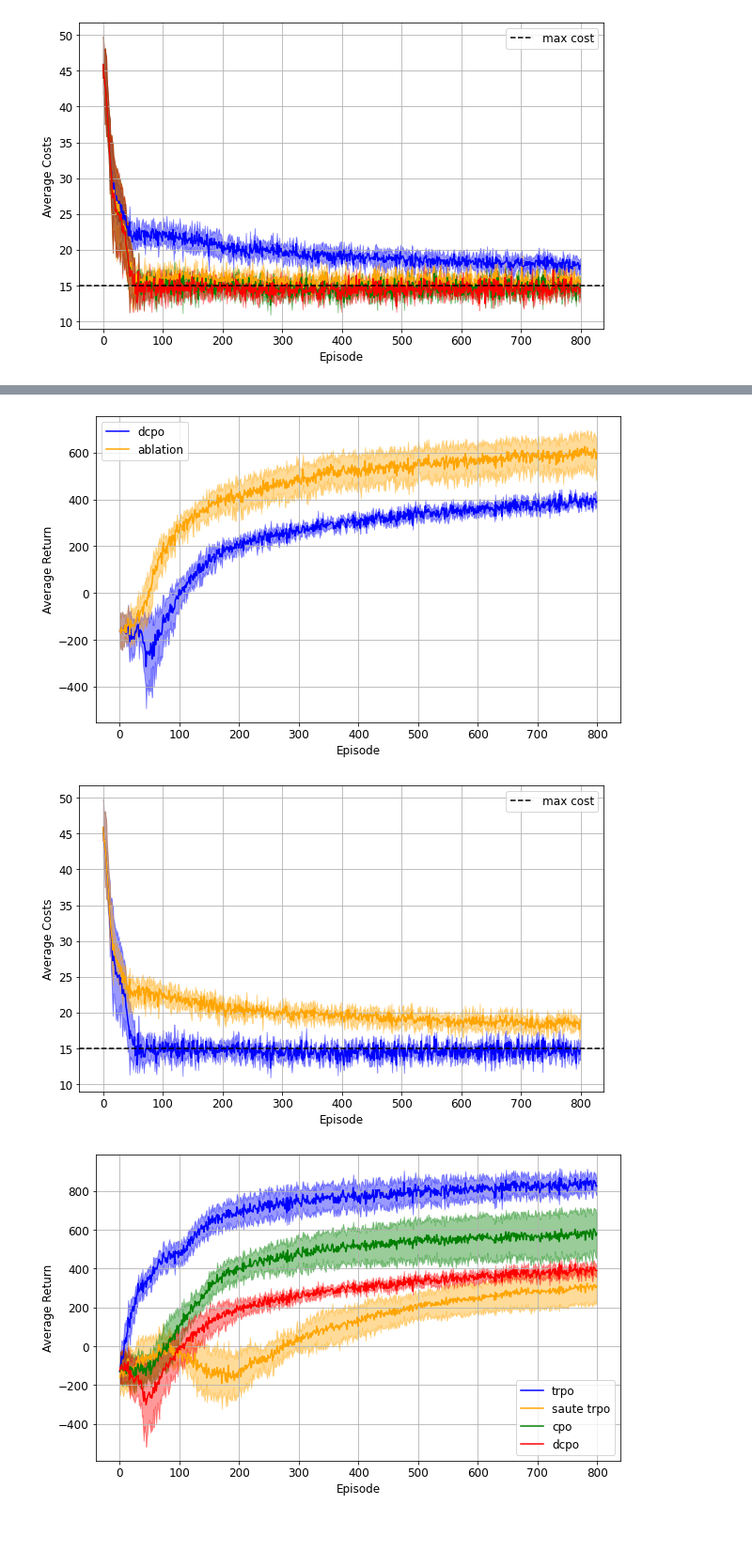
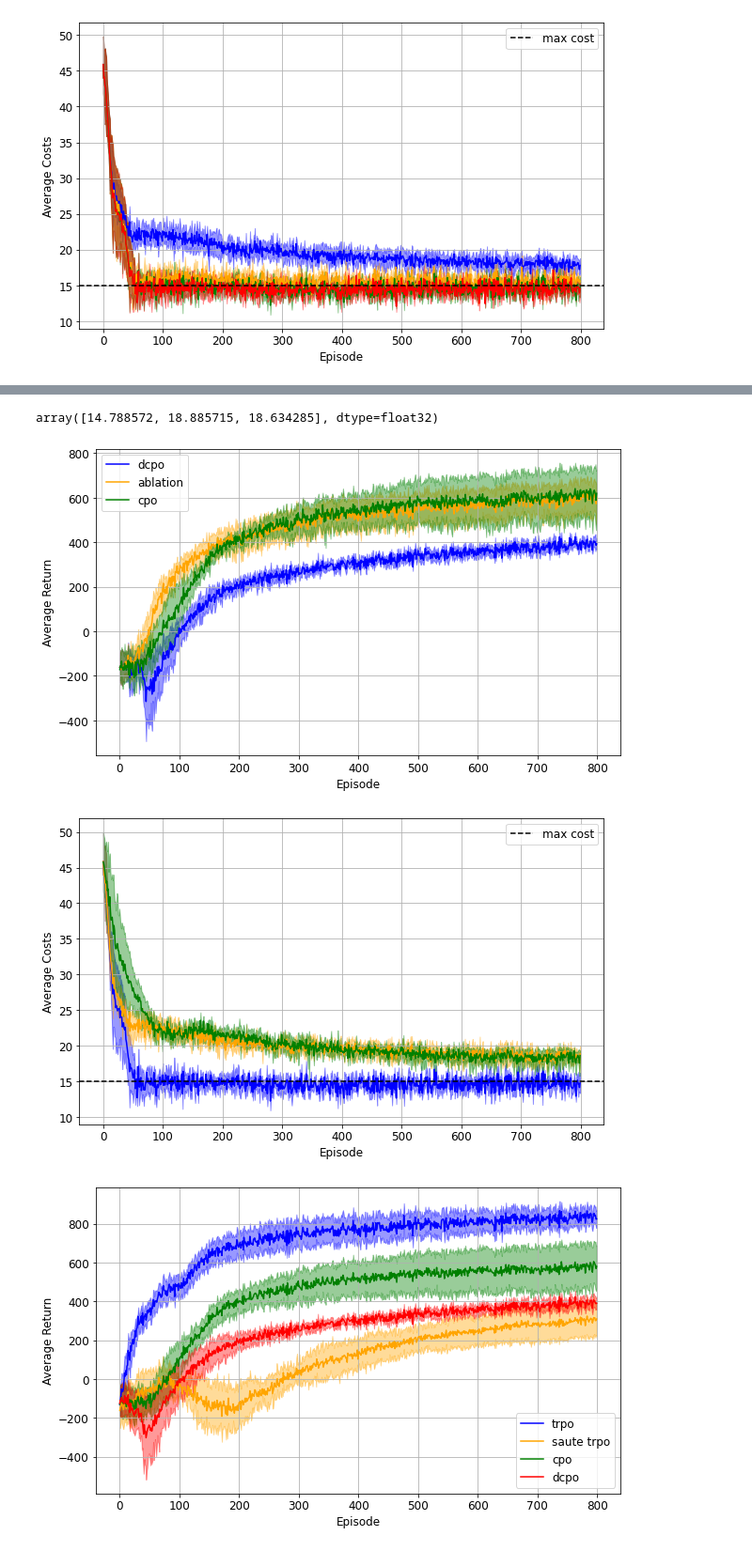
Before and after one commit to jaimesabalimperial/jaisalab, a Jupyter notebook: experiments.ipynb, the cells around one changed output, grey strips where cells are left out. Shown at 94% size. Cells and saved outputs as stored; diff of their text form; code cells hidden in the pictures.

```diff
--- a/experiments.ipynb
+++ b/experiments.ipynb
@@ -44,0 +76,27 @@ plotter.plot_costs(cost_lim=15, use_legend=False, figsize=(10,6), fontsize=12)
+# %%
+eps = 0.15
+
+beta_vals = [0.1, 10, 100, 1000]
+colors = ['r', 'g', 'b', 'orange']
+plt.figure(figsize=(10,8))
+plt.grid()
+for i, beta in enumerate(beta_vals):
+    def k(p, eps=eps, beta=beta):
+        if beta * p < -eps :
+            return -eps
+        else:
+            return beta * p
+
+    p = np.linspace(-1, 1, 200)
+    k_array = list(map(k, p))
+    constraint = np.linspace(-15, +15, 200)
+    reshaped_constraint = constraint * (np.ones(len(k_array)) + k_array)
+    plt.plot(constraint, reshaped_constraint, color=colors[i], label=r'$\beta = {:.1f}$'.format(beta));
+
+plt.xlabel(r'$J_C(\pi_k) - d$', fontsize=15)
+plt.ylabel(r'$\tilde{J}_C(\pi_k) - \tilde{d}$', fontsize=15)
+plt.axvline(x=0, linestyle='dashed', color='black', label='constraint')
+plt.legend(loc='best')
+plt.ylim(-1, 1)
+plt.xlim(-1,1)
+plt.savefig('plots/beta_effect.png');
@@ -45,16 +105,17 @@ plotter.plot_costs(cost_lim=15, use_legend=False, figsize=(10,6), fontsize=12)
 # %%
 #ablation
-ablation_fdirs = ['dcpo_beta100.0_backlog', 'dcpo_ablation_backlog']
-ablation_labels = ['dcpo', 'ablation']
+ablation_fdirs = ['dcpo_beta100.0_backlog', 'dcpo_ablation_backlog', 'cpo_backlog']
+ablation_labels = ['dcpo', 'ablation', 'cpo']
 ablation_dirs = [f'experiments/data{i}/' for i in range(1,6)]
 
 ablation_exp = {'fdir': ablation_fdirs, 'data_dir': ablation_dirs}
 plotter = RLPlotter(**ablation_exp)
 plotter.plot_returns(figsize=(10,6), fontsize=12, custom_labels=ablation_labels)
 plotter.plot_costs(cost_lim=15, use_legend=False, figsize=(10,6), fontsize=12)
 # %% [output]
+array([14.788572, 18.885715, 18.634285], dtype=float32)
-[figure, old version]
+[figure, new version]
-[figure, old version]
+[figure, new version]
 # %%
 #eval
 eval_fdirs = ['trpo_backlog', 'saute_trpo_backlog', 'cpo_backlog', 'dcpo_beta100.0_backlog']
```
Also changed, not shown: parts of 11 cells of this notebook, 3 other files.
